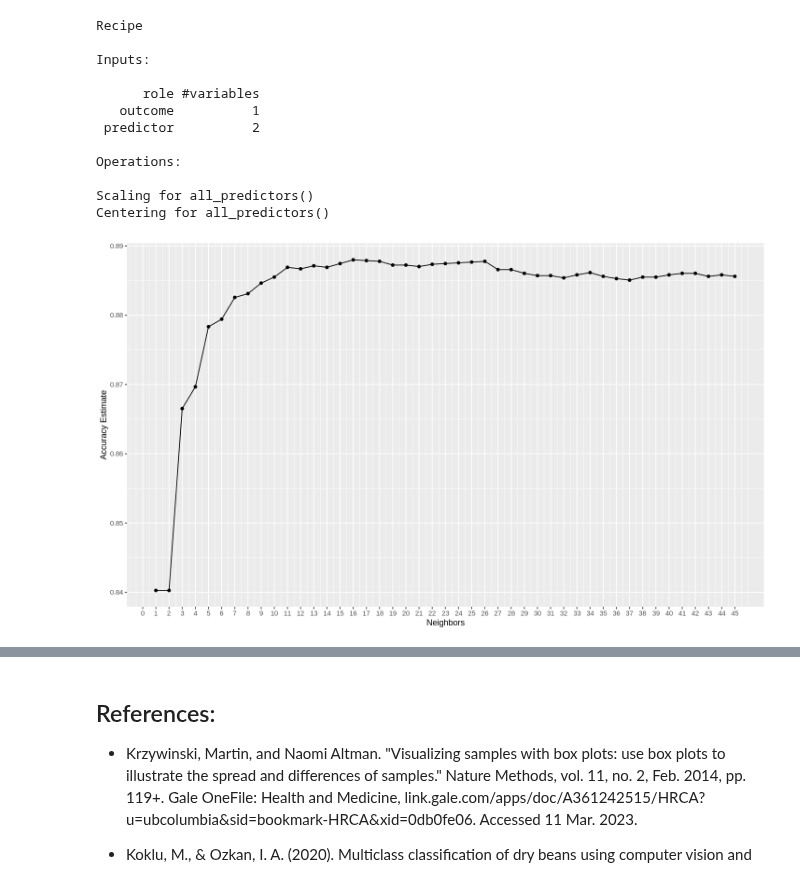
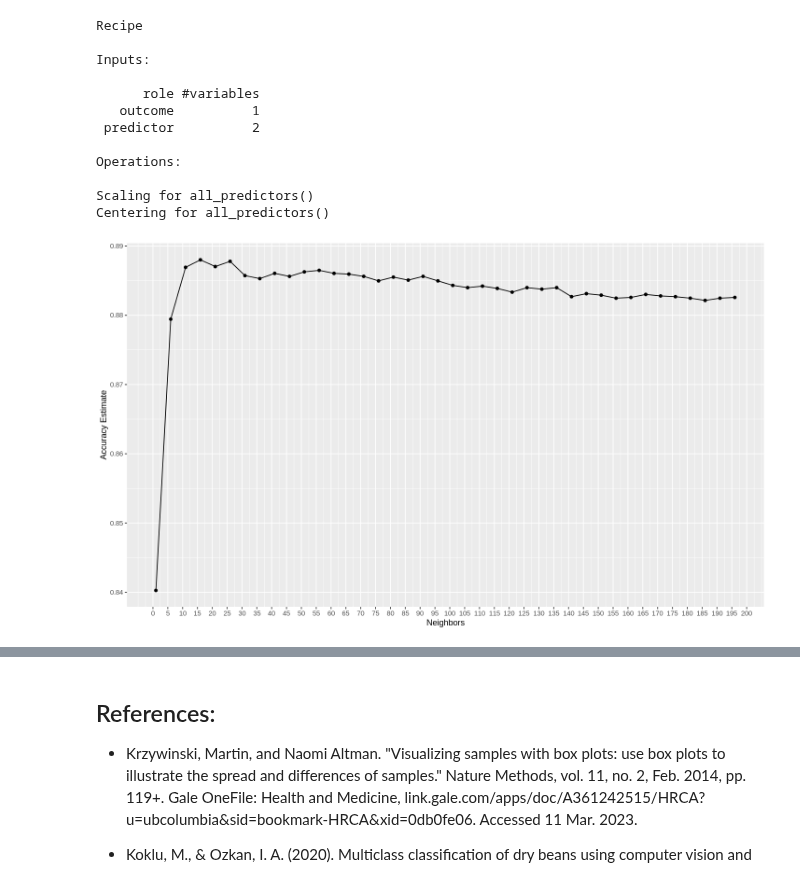
Before and after one commit to emeraldnqa/Bean-Type-Classfiifcation, a Jupyter notebook: proposal code.ipynb, the cells around one changed output, grey strips where cells are left out. Drawn from its saved outputs; the diff is of its cells as text; code cells hidden in the pictures.

```diff
--- a/proposal code.ipynb
+++ b/proposal code.ipynb
@@ -295,7 +295,7 @@ knn_spec <- nearest_neighbor(weight_func = "rectangular", neighbors = tune()) |>
   set_mode("classification")
 
 bean_vfold <- vfold_cv(final_bean_data, v = 10, strata = Class)
-gridvals <- tibble(neighbors = seq(1:45))
+gridvals <- tibble(neighbors = seq(1,200,by=5))
 
 knn_results <- workflow() |>
   add_recipe(bean_report_recipe) |>
@@ -319,13 +319,13 @@ Centering for all_predictors()
 # %%
 options(repr.plot.width = 12, repr.plot.height = 7)
 
 # Plot k values against their respective accuracies and choose optimal k value
 cross_val_plot <- knn_results |>
     ggplot(aes(x = neighbors, y = mean)) +
     geom_point() +
     geom_line() +
     labs(x = "Neighbors", y = "Accuracy Estimate") +
-    scale_x_continuous(breaks = seq(0,45, by = 1))
+    scale_x_continuous(breaks = seq(0,200, by = 5))
 cross_val_plot
 # %% [output]
-[figure, old version]
+[figure, new version]
```
Also changed, not shown: parts of 2 cells of this notebook.
